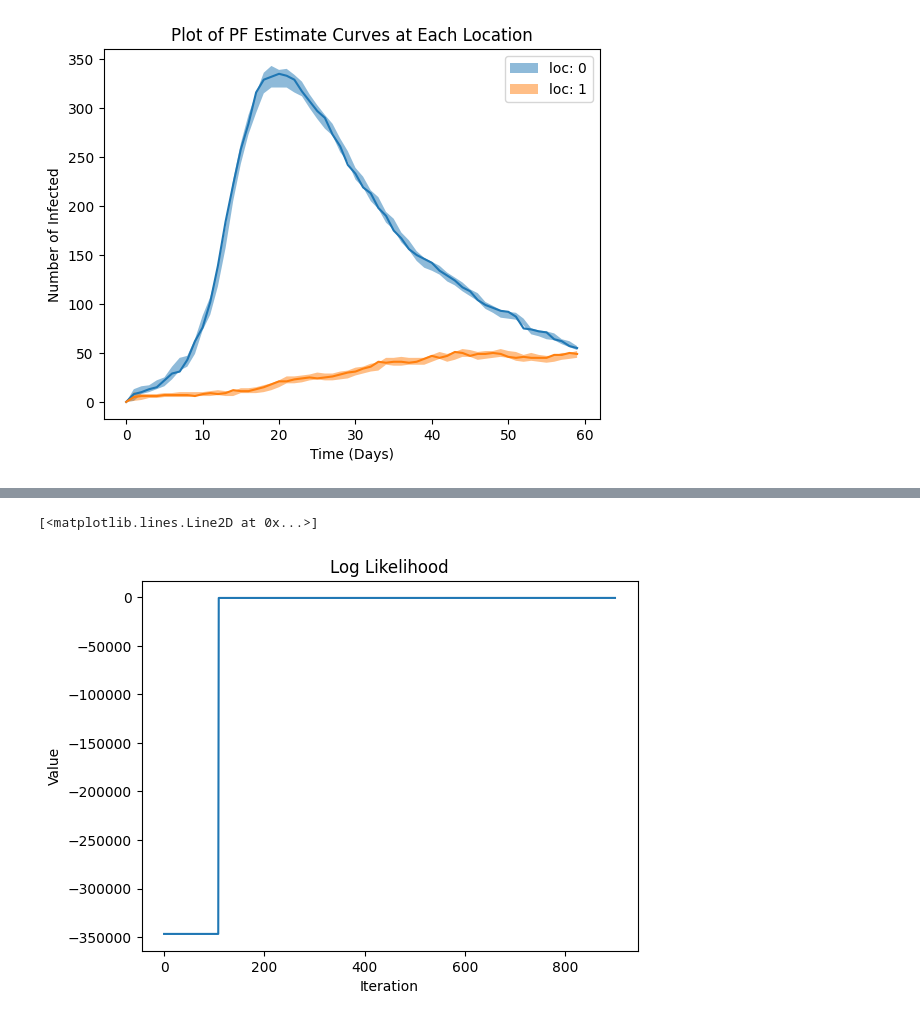
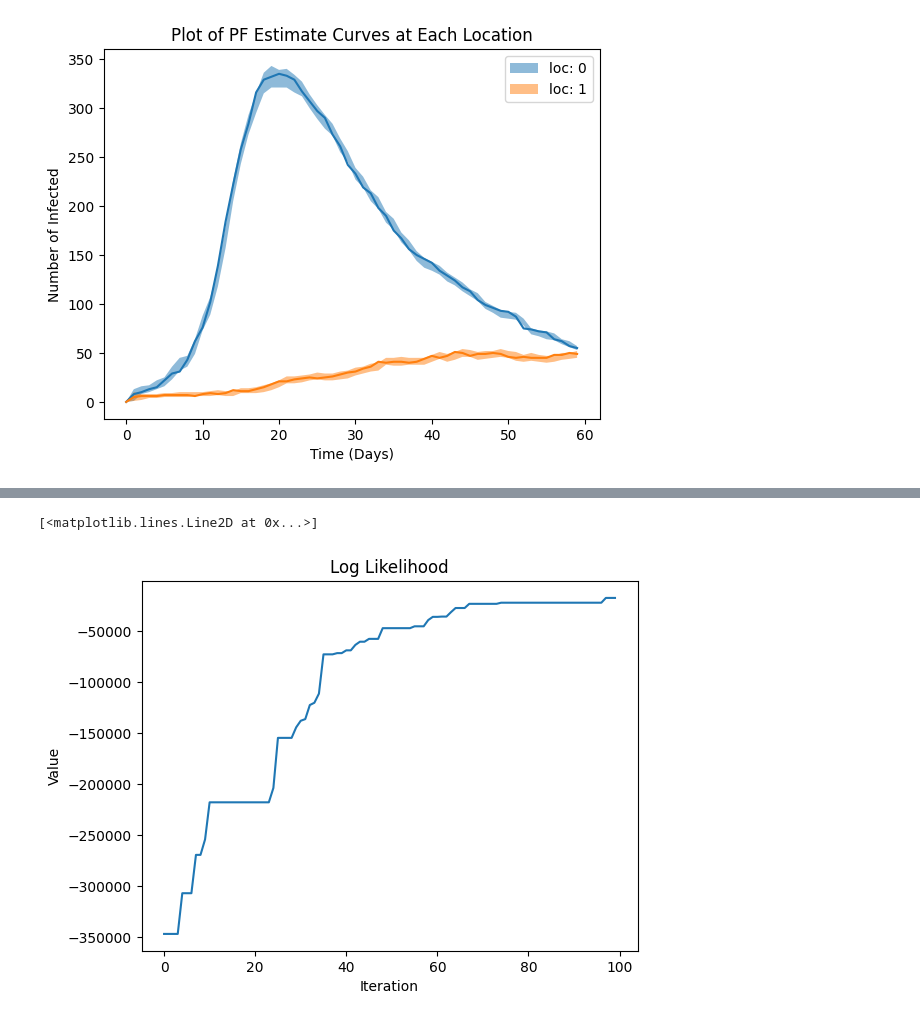
Before and after one commit to Averydx/PMCMC, a Jupyter notebook: examples/PMCMC_Movment.ipynb, the cells around one changed output, grey strips where cells are left out. Cells and saved outputs as stored; diff of their text form; code cells hidden in the pictures.

Commit message:
modified:   examples/PMCMC_Movment.ipynb 	modified:   pmcmc.py

```diff
--- a/examples/PMCMC_Movment.ipynb
+++ b/examples/PMCMC_Movment.ipynb
@@ -285,5 +285,5 @@ def prior(theta):
         uniform_numba_logpdf(theta[1],min_val = 0.,max_val = 1.) + \
          uniform_numba_logpdf(theta[2],min_val = 0.,max_val = 0.5)
 
-theta,LL,MLE_Particles,MLE_Observations = PMCMC(iterations = 10000, num_particles = 100, init_theta = np.array([0.1,0.1,0.01]), prior = prior, model = model, observation = mm_obs, data = data, rng = rng, dt = 1, model_dim = 6, particle_init = mm_init)
+theta,LL,MLE_Particles,MLE_Observations = PMCMC(iterations = 100, num_particles = 100, init_theta = np.array([0.1,0.1,0.01]), prior = prior, model = model, observation = mm_obs, data = data, rng = rng, dt = 1, model_dim = 6, particle_init = mm_init)
 # %% [output]
@@ -307,13 +299,13 @@ iteration: 1600| Acceptance rate: 0.01| Log-Likelihood: -393.5802458229085| Prop
 # %%
-burn_in = 100
+burn_in = 0
 
 plt.title('Log Likelihood')
 plt.xlabel('Iteration')
 plt.ylabel('Value')
 plt.plot(LL[burn_in:])
 # %% [output]
 [<matplotlib.lines.Line2D at 0x...>]
-[figure, old version]
+[figure, new version]
 # %%
 plt.title(f"Distribution of $\\beta_1$ w/ mean: {np.mean(theta[0,burn_in:])} and std: {np.std(theta[0,burn_in:])}")
 plt.hist(theta[0,burn_in:],density=True,bins = 50)
```
Also changed, not shown: parts of 4 cells of this notebook, 1 other file.
